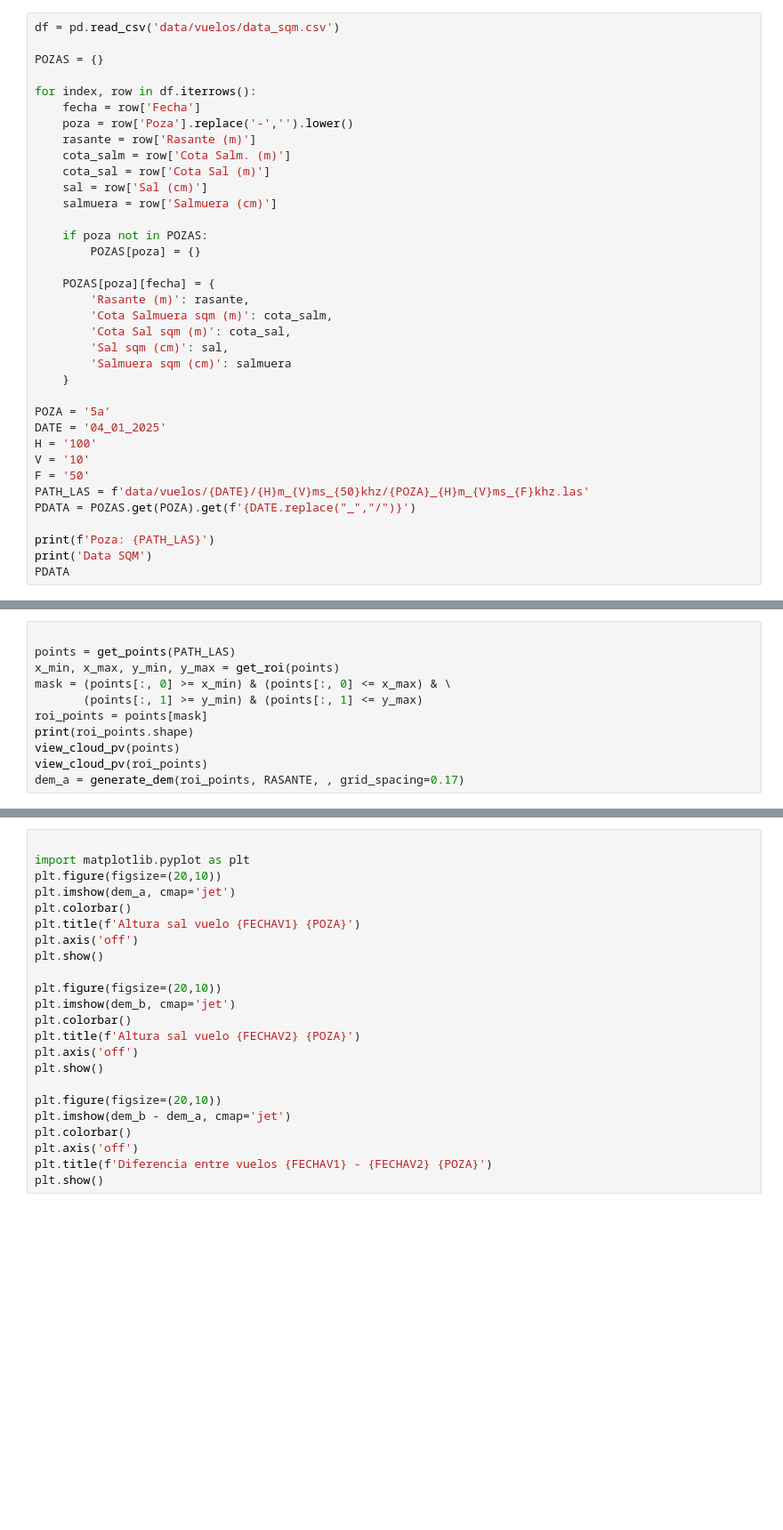
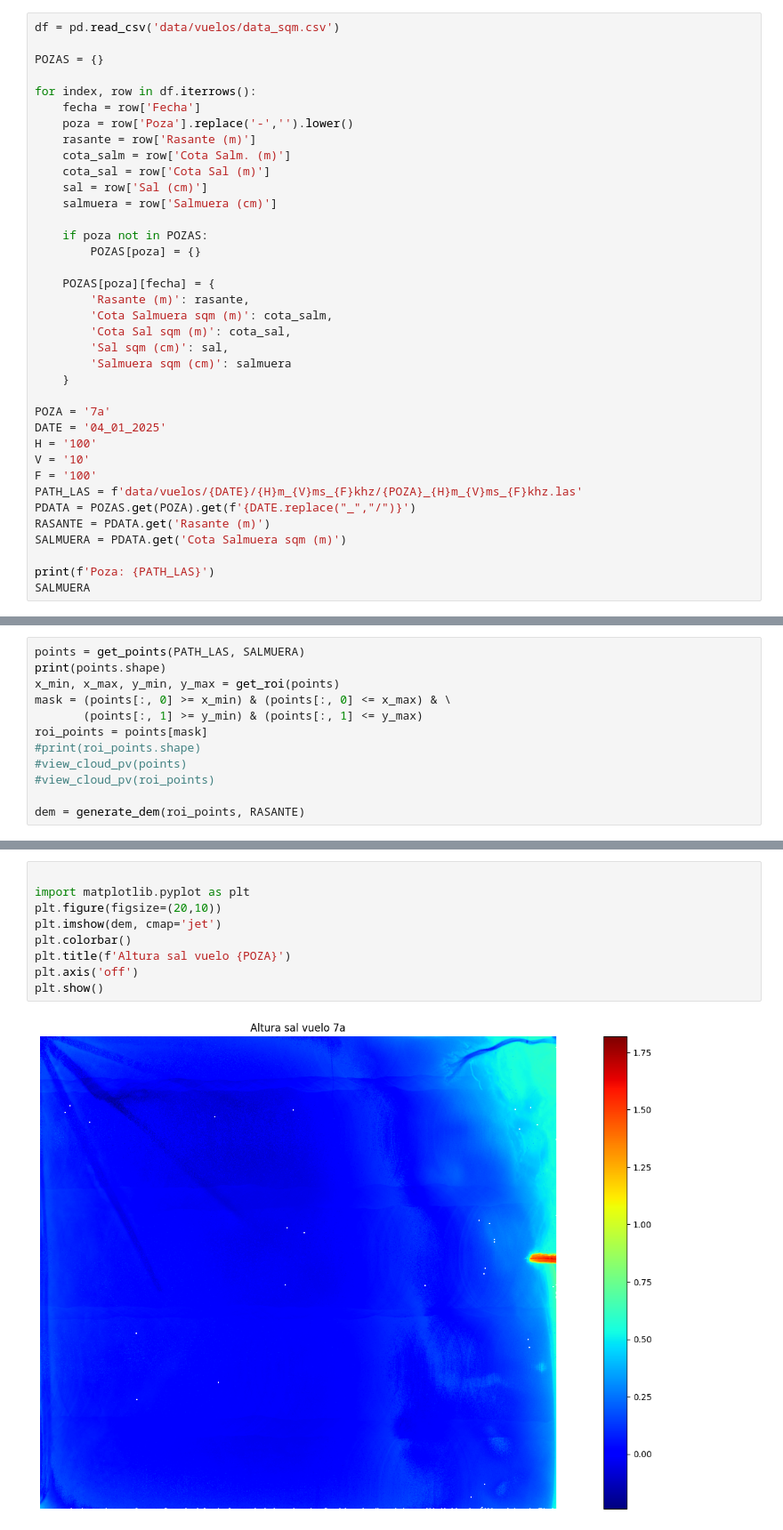
Before and after one commit to Kauel-Chile/sqm_batimetria, a Jupyter notebook: inventario_sales.ipynb, the cells around one changed output, grey strips where cells are left out. Shown at 89% size. Cells and saved outputs as stored; diff of their text form; blank space fills up the shorter version.

```diff
--- a/inventario_sales.ipynb
+++ b/inventario_sales.ipynb
@@ -120,15 +128,16 @@ for index, row in df.iterrows():
         'Salmuera sqm (cm)': salmuera
     }
 
-POZA = '5a'
+POZA = '7a'
 DATE = '04_01_2025'
 H = '100'
 V = '10'
-F = '50'
-PATH_LAS = f'data/vuelos/{DATE}/{H}m_{V}ms_{50}khz/{POZA}_{H}m_{V}ms_{F}khz.las'
+F = '100'
+PATH_LAS = f'data/vuelos/{DATE}/{H}m_{V}ms_{F}khz/{POZA}_{H}m_{V}ms_{F}khz.las'
 PDATA = POZAS.get(POZA).get(f'{DATE.replace("_","/")}')
+RASANTE = PDATA.get('Rasante (m)')
+SALMUERA = PDATA.get('Cota Salmuera sqm (m)')
 
 print(f'Poza: {PATH_LAS}')
-print('Data SQM')
-PDATA
+SALMUERA
 # %% [output]
@@ -142,12 +146,13 @@ Data SQM
 # %%
-
-points = get_points(PATH_LAS)
+points = get_points(PATH_LAS, SALMUERA)
+print(points.shape)
 x_min, x_max, y_min, y_max = get_roi(points)
 mask = (points[:, 0] >= x_min) & (points[:, 0] <= x_max) & \
        (points[:, 1] >= y_min) & (points[:, 1] <= y_max)
 roi_points = points[mask]
-print(roi_points.shape)
-view_cloud_pv(points)
-view_cloud_pv(roi_points)
-dem_a = generate_dem(roi_points, RASANTE, , grid_spacing=0.17)
+#print(roi_points.shape)
+#view_cloud_pv(points)
+#view_cloud_pv(roi_points)
+
+dem = generate_dem(roi_points, RASANTE)
 # %% [output]
@@ -332,23 +162,11 @@ print(f'diferencia promedio: {np.mean(xx)*100}')
 # %%
 
 import matplotlib.pyplot as plt
 plt.figure(figsize=(20,10))
-plt.imshow(dem_a, cmap='jet')
+plt.imshow(dem, cmap='jet')
 plt.colorbar()
-plt.title(f'Altura sal vuelo {FECHAV1} {POZA}')
+plt.title(f'Altura sal vuelo {POZA}')
 plt.axis('off')
 plt.show()
-
-plt.figure(figsize=(20,10))
-plt.imshow(dem_b, cmap='jet')
-plt.colorbar()
-plt.title(f'Altura sal vuelo {FECHAV2} {POZA}')
-plt.axis('off')
-plt.show()
-
-plt.figure(figsize=(20,10))
-plt.imshow(dem_b - dem_a, cmap='jet')
-plt.colorbar()
-plt.axis('off')
-plt.title(f'Diferencia entre vuelos {FECHAV1} - {FECHAV2} {POZA}')
-plt.show()
+# %% [output]
+[figure, added]
```
Also changed, not shown: parts of 12 cells of this notebook.
